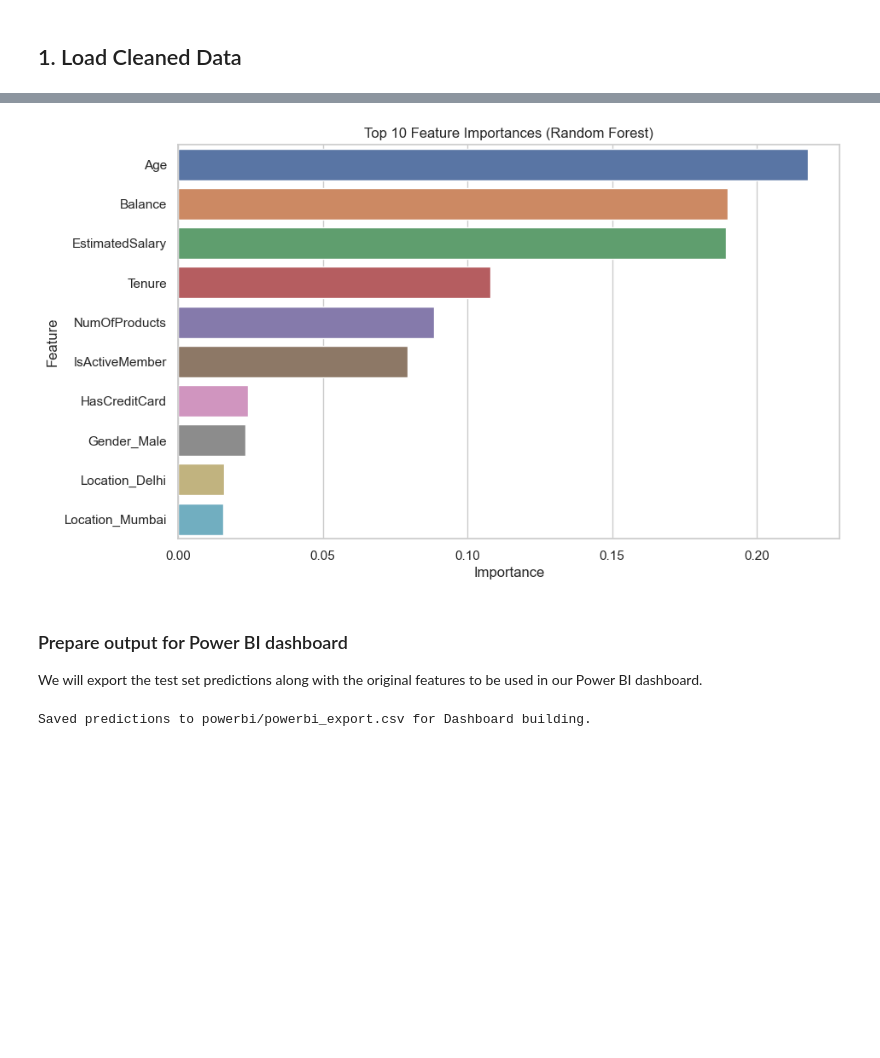
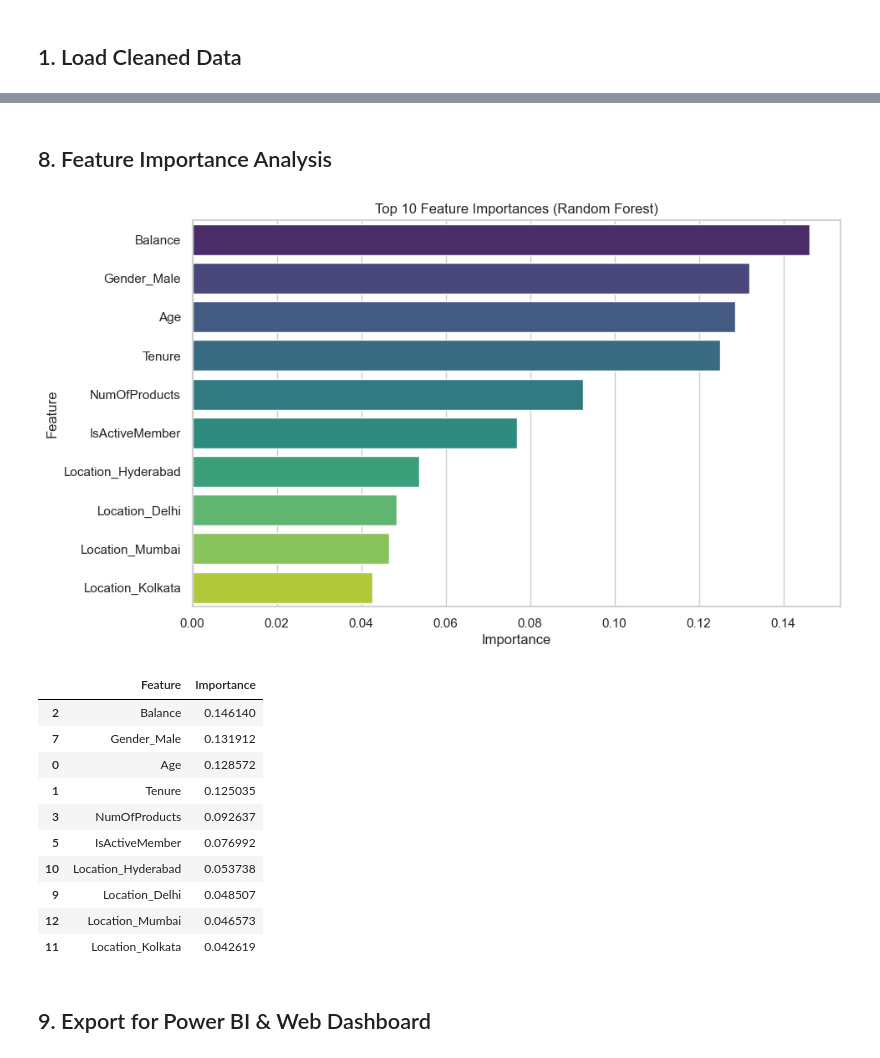
Before and after one commit to gahlawataanchal69-ops/Customer-Churn-Prediction, a Jupyter notebook: notebooks/02_churn_prediction_model.ipynb, the cells around one changed output, grey strips where cells are left out. Saved outputs shown, nothing was run; the diff lists cells and outputs as text; code cells hidden in the pictures; blank space fills up the shorter version.

Commit message:
feat: complete end-to-end churn prediction analytics, interactive dashboard & executive documentation

```diff
--- a/notebooks/02_churn_prediction_model.ipynb
+++ b/notebooks/02_churn_prediction_model.ipynb
@@ -104 +112,9 @@ Confusion Matrix:
+# %%
+lr = LogisticRegression(class_weight='balanced', random_state=42, max_iter=1000)
+lr.fit(X_train_smote, y_train_smote)
+
+lr_prob = lr.predict_proba(X_test_proc)[:, 1]
+lr_pred = lr.predict(X_test_proc)
+
+lr_metrics = get_metrics(y_test, lr_pred, lr_prob, 'Logistic Regression (SMOTE)')
 # %% [markdown]
@@ -136,0 +122,16 @@ Let's see which features matter most for predicting churn.
+# %%
+rf = RandomForestClassifier(n_estimators=150, max_depth=8, min_samples_split=10, random_state=42)
+rf.fit(X_train_smote, y_train_smote)
+
+rf_prob = rf.predict_proba(X_test_proc)[:, 1]
+
+# Tune decision threshold to maximize F1-score
+precisions, recalls, thresholds = precision_recall_curve(y_test, rf_prob)
+f1_scores = 2 * (precisions * recalls) / (precisions + recalls + 1e-8)
+best_idx = np.argmax(f1_scores)
+best_threshold = thresholds[best_idx] if best_idx < len(thresholds) else 0.5
+print(f"Optimal Decision Threshold for F1: {best_threshold:.3f} (Max F1: {f1_scores[best_idx]:.4f})")
+
+# Apply tuned threshold
+rf_pred_tuned = (rf_prob >= best_threshold).astype(int)
+rf_metrics = get_metrics(y_test, rf_pred_tuned, rf_prob, f'Random Forest (SMOTE + Tuned @ {best_threshold:.2f})')
@@ -137,35 +164,28 @@ Let's see which features matter most for predicting churn.
+# %% [markdown]
+## 8. Feature Importance Analysis
 # %%
-# Extract feature names from the preprocessor
-cat_encoder = rf_pipeline.named_steps['preprocessor'].named_transformers_['cat']
-cat_features = cat_encoder.get_feature_names_out(categorical_cols).tolist()
-all_features = numerical_cols + cat_features
-
-# Get importances
-importances = rf_pipeline.named_steps['classifier'].feature_importances_
-
-feat_imp_df = pd.DataFrame({
-    'Feature': all_features,
-    'Importance': importances
+feat_imp = pd.DataFrame({
+    'Feature': all_feature_names,
+    'Importance': rf.feature_importances_
 }).sort_values(by='Importance', ascending=False)
 
 plt.figure(figsize=(10, 6))
-sns.barplot(x='Importance', y='Feature', data=feat_imp_df.head(10))
+sns.barplot(x='Importance', y='Feature', data=feat_imp.head(10), palette='viridis')
 plt.title('Top 10 Feature Importances (Random Forest)')
 plt.show()
+display(feat_imp.head(10))
 # %% [output]
-[figure, old version]
+[figure, new version]
+|  | Feature | Importance |
+| 2 | Balance | 0.146140 |
+| 7 | Gender_Male | 0.131912 |
+| 0 | Age | 0.128572 |
+| 1 | Tenure | 0.125035 |
+| 3 | NumOfProducts | 0.092637 |
+| 5 | IsActiveMember | 0.076992 |
+| 10 | Location_Hyderabad | 0.053738 |
+| 9 | Location_Delhi | 0.048507 |
+| 12 | Location_Mumbai | 0.046573 |
+| 11 | Location_Kolkata | 0.042619 |
-# %% [markdown]
-### Prepare output for Power BI dashboard
-We will export the test set predictions along with the original features to be used in our Power BI dashboard.
-# %%
-# Transform X_test to get it back into a readable format or just append predictions
-# Let's append predictions to the original test rows
-export_df = X_test.copy()
-export_df['Actual_Churn'] = y_test
-export_df['Predicted_Churn_Prob'] = rf_pipeline.predict_proba(X_test)[:, 1]
-export_df['Predicted_Churn'] = rf_pipeline.predict(X_test)
-
-export_df.to_csv('../powerbi/powerbi_export.csv', index=False)
-print("Saved predictions to powerbi/powerbi_export.csv for Dashboard building.")
-# %% [output]
-Saved predictions to powerbi/powerbi_export.csv for Dashboard building.
+# %% [markdown]
+## 9. Export for Power BI & Web Dashboard
```
Also changed, not shown: parts of 24 cells of this notebook, 12 other files.
